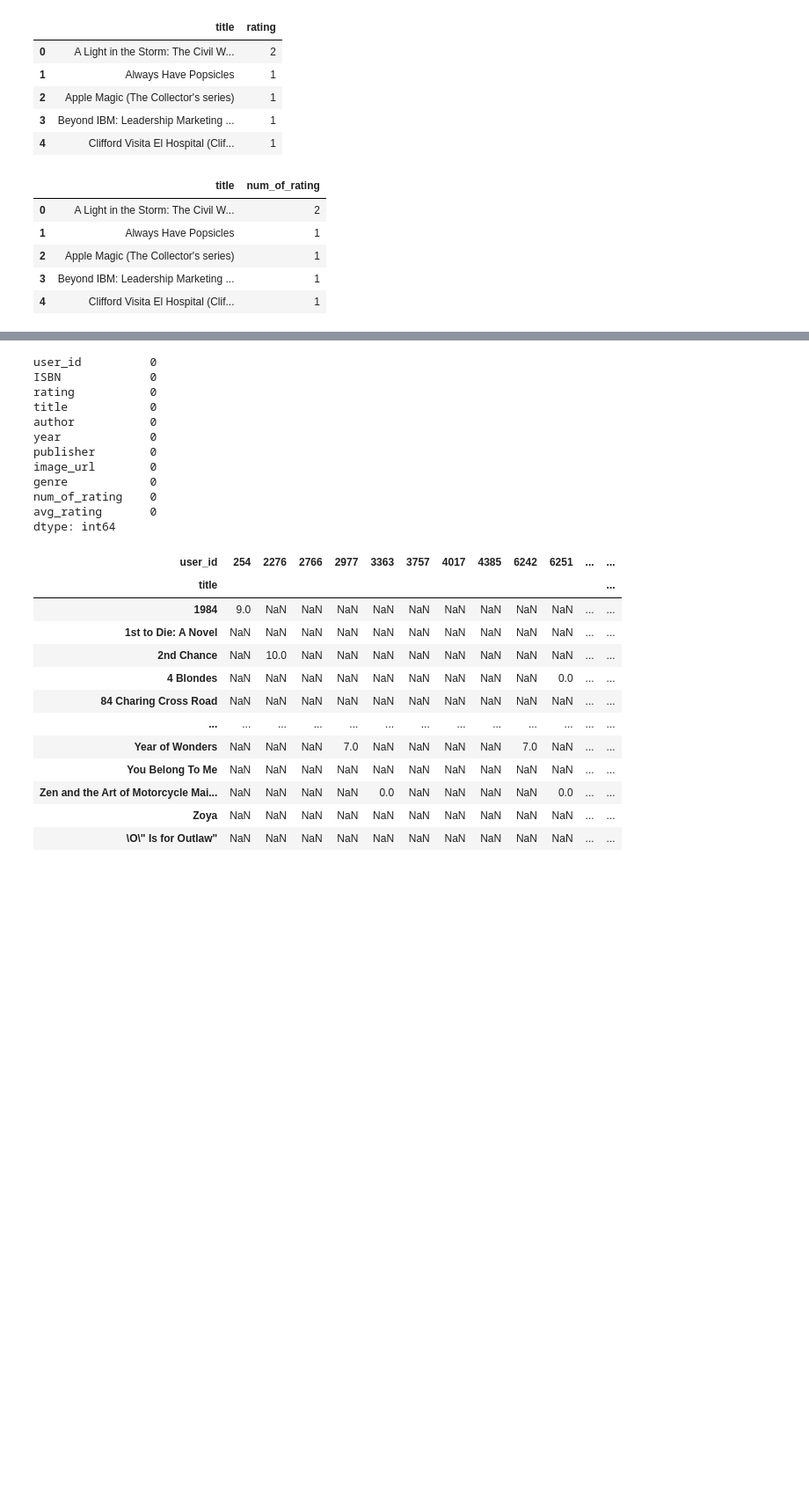
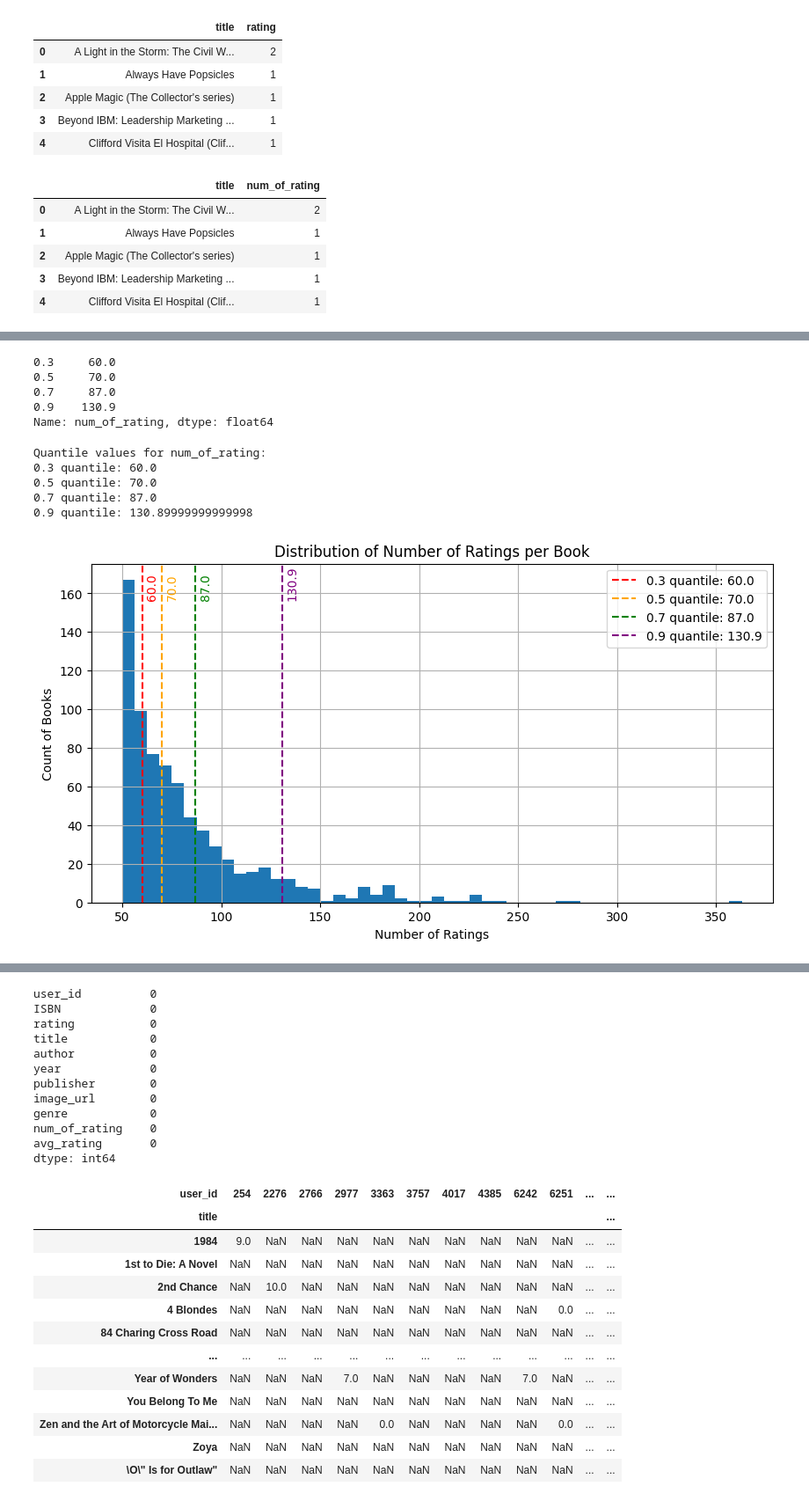
Before and after one commit to razyousuf/Book-Recommendation-Clustering-Pipeline, a Jupyter notebook: Experiment/research.ipynb, the cells around one changed output, grey strips where cells are left out. Shown at 88% size. Cells and saved outputs as stored; diff of their text form; code cells hidden in the pictures; blank space fills up the shorter version.

```diff
--- a/Experiment/research.ipynb
+++ b/Experiment/research.ipynb
@@ -352,0 +392,47 @@ final_rating.sample(30)
+# %%
+quantiles = books_unique['num_of_rating'].quantile([0.3, 0.5, 0.7, 0.9])
+print(quantiles)
+# %% [output]
+0.3     60.0
+0.5     70.0
+0.7     87.0
+0.9    130.9
+Name: num_of_rating, dtype: float64
+# %%
+import matplotlib.pyplot as plt
+
+quantiles = {
+    '0.3': books_unique['num_of_rating'].quantile(0.3),
+    '0.5': books_unique['num_of_rating'].quantile(0.5),
+    '0.7': books_unique['num_of_rating'].quantile(0.7),
+    '0.9': books_unique['num_of_rating'].quantile(0.9),
+}
+
+# Print quantile values
+print("Quantile values for num_of_rating:")
+for q, val in quantiles.items():
+    print(f"{q} quantile: {val}")
+
+plt.figure(figsize=(10, 5))
+books_unique['num_of_rating'].hist(bins=50)
+
+colors = ['red', 'orange', 'green', 'purple']
+
+for (q, val), color in zip(quantiles.items(), colors):
+    plt.axvline(val, color=color, linestyle='--', label=f'{q} quantile: {val:.1f}')
+    # Add text annotation on the plot near the vertical line
+    plt.text(val + 2, plt.ylim()[1]*0.9, f'{val:.1f}', color=color, rotation=90)
+
+plt.title('Distribution of Number of Ratings per Book')
+plt.xlabel('Number of Ratings')
+plt.ylabel('Count of Books')
+plt.legend()
+plt.grid(True)
+plt.show()
+# %% [output]
+Quantile values for num_of_rating:
+0.3 quantile: 60.0
+0.5 quantile: 70.0
+0.7 quantile: 87.0
+0.9 quantile: 130.89999999999998
+[figure, added]
```
Also changed, not shown: parts of 13 cells of this notebook, 13 other files.
